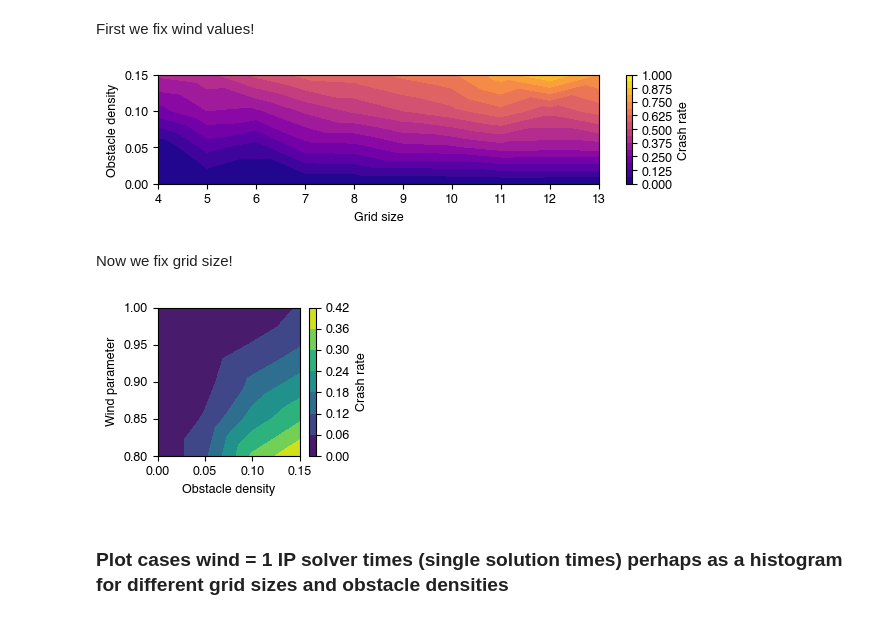
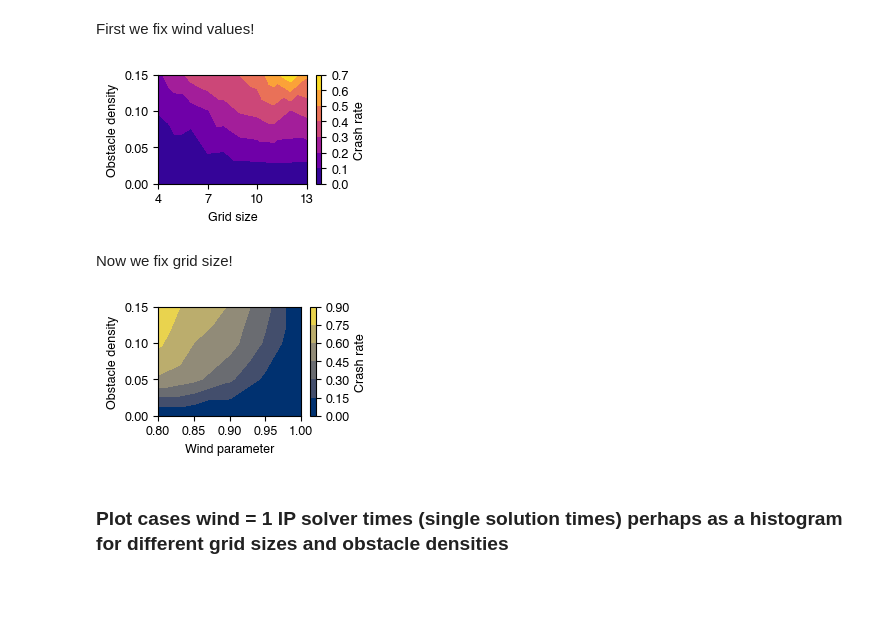
Before and after one commit to berkpereira/gridworld-numpy, a Jupyter notebook: eda_4d.ipynb, the cells around one changed output. Saved outputs shown, nothing was run; the diff lists cells and outputs as text; code cells hidden in the pictures; blank space fills up the shorter version.

Commit message:
changes plots

```diff
--- a/eda_4d.ipynb
+++ b/eda_4d.ipynb
@@ -248,9 +247,9 @@ First we fix wind values!
 import matplotlib.pyplot as plt
 import matplotlib.tri as tri
 
-fig = plt.figure(figsize=(fsp.text_width, 1.8))
+fig = plt.figure(figsize=(fsp.text_width * fsp.text_width_factor, 1.8))
 
-wind_param_vals = [0.8]
+wind_param_vals = [0.9]
 method = 'mc'
 
 for i, wp in enumerate(wind_param_vals):
@@ -263,50 +262,48 @@ for i, wp in enumerate(wind_param_vals):
 
     x = z_mc.index.get_level_values('grid_size')
     y = z_mc.index.get_level_values('obstacle_density')
 
     # Create a triangulation of the irregular grid
     triang = tri.Triangulation(x, y)
 
     # Plot the contour
     if method == 'mc':
-        levels = np.linspace(0, 1, 17)
-        cs = ax.tricontourf(triang, z_mc, levels=levels, cmap='plasma')
+        cs = ax.tricontourf(triang, z_mc, cmap='plasma')
     elif method == 'ip':
-        levels = np.linspace(0, 1, 17)
-        cs = ax.tricontourf(triang, z_ip, levels=levels, cmap='cividis')
+        cs = ax.tricontourf(triang, z_ip, cmap='cividis')
     elif method == 'dp':
-        levels = np.linspace(0, 0.5, 11)
-        cs = ax.tricontourf(triang, z_dp, levels=levels, cmap='viridis')
+        cs = ax.tricontourf(triang, z_dp, cmap='viridis')
 
     # Add a colorbar to show the scale of the values in the contours
     cbar = plt.colorbar(cs, ax=ax)
 
     # Set labels for the axes
     ax.set_xlabel('Grid size')
     ax.set_ylabel('Obstacle density')
     cbar.ax.set_ylabel('Crash rate')
     ax.set_yticks(np.arange(0, 0.16, 0.05))
+    ax.set_xticks(np.arange(4, 14, 3))
     #ax.set_title(f'Wind Parameter = {wp}')
     plt.grid(False)
 
 
 save = False
 plt.tight_layout()
 if save:
     plt.savefig(f'{fsp.fig_path}/4d-{method}-crash-rates-wind-{wind_param_vals[0]}.pdf')
 plt.show()
 # %% [output]
-[figure, old version]
+[figure, new version]
 # %% [markdown]
 Now we fix grid size!
 # %%
 import matplotlib.pyplot as plt
 import matplotlib.tri as tri
 
-fig = plt.figure(figsize=(fsp.text_width * fsp.text_width_factor, 2.2))
+fig = plt.figure(figsize=(fsp.text_width * fsp.text_width_factor, 1.8))
 
 fixed_size = 13
-method = 'dp'
+method = 'ip'
 
 ax = fig.add_subplot()
 # Get the x, y, z values
@@ -314,8 +311,8 @@ z_mc = crash_rates_mc.loc[fixed_size, :, :]
 z_dp = crash_rates_dp.loc[fixed_size, :, :]
 z_ip = crash_rates_ip.loc[fixed_size, :, :]
 
-y = z_mc.index.get_level_values('wind_param')
-x = z_mc.index.get_level_values('obstacle_density')
+x = z_mc.index.get_level_values('wind_param')
+y = z_mc.index.get_level_values('obstacle_density')
 
 # Create a triangulation of the irregular grid
 triang = tri.Triangulation(x, y)
@@ -335,21 +332,21 @@ elif method == 'dp':
 cbar = plt.colorbar(cs, ax=ax)
 
 # Set labels for the axes
-ax.set_ylabel('Wind parameter')
-ax.set_xlabel('Obstacle density')
+ax.set_xlabel('Wind parameter')
+ax.set_ylabel('Obstacle density')
 cbar.ax.set_ylabel('Crash rate')
-ax.set_xticks(np.arange(0, 0.16, 0.05))
-ax.set_yticks(np.arange(0.8, 1.01, 0.05))
+ax.set_yticks(np.arange(0, 0.16, 0.05))
+ax.set_xticks(np.arange(0.8, 1.01, 0.05))
 plt.grid(False)
 
 
-save = False
+save = True
 plt.tight_layout()
 if save:
     plt.savefig(f'{fsp.fig_path}/4d-{method}-crash-rates-grid-size-{fixed_size}.pdf')
 plt.show()
 # %% [output]
-[figure, old version]
+[figure, new version]
 # %% [markdown]
 ### Plot cases wind = 1 IP solver times (single solution times) perhaps as a histogram for different grid sizes and obstacle densities
 # %%
```
Also changed, not shown: parts of 4 cells of this notebook.
